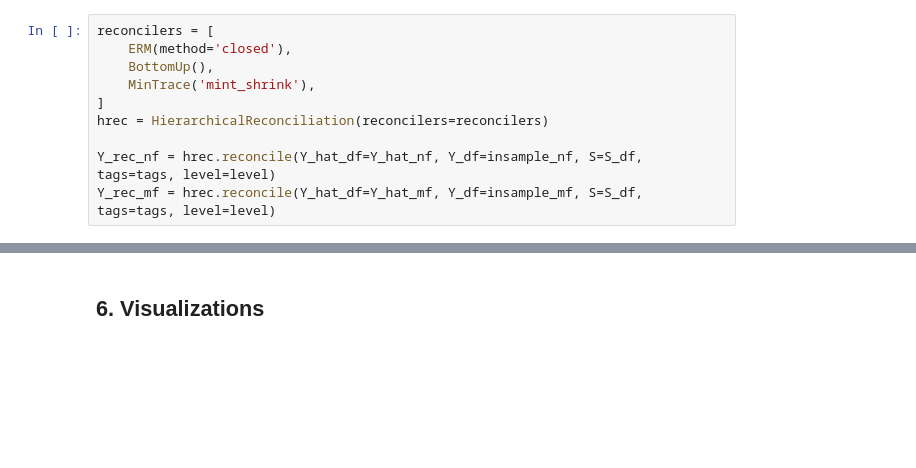
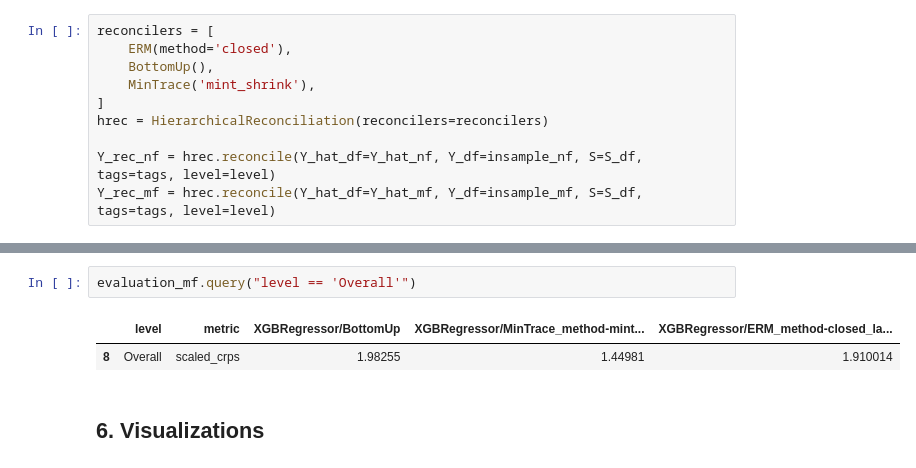
Before and after one commit to Nixtla/hierarchicalforecast, a Jupyter notebook: nbs/examples/MLFrameworksExample.ipynb, the cells around one changed output, grey strips where cells are left out. Drawn from its saved outputs; the diff is of its cells as text; blank space fills up the shorter version.

```diff
--- a/nbs/examples/MLFrameworksExample.ipynb
+++ b/nbs/examples/MLFrameworksExample.ipynb
@@ -207,3 +223,8 @@ XGBRegressor/ERM_method-closed_lambda_reg-0.01:    0.176
+# %%
+evaluation_mf.query("level == 'Overall'")
+# %% [output]
+|  | level | metric | XGBRegressor/BottomUp | XGBRegressor/MinTrace_method-mint... | XGBRegressor/ERM_method-closed_la... |
+| 8 | Overall | scaled_crps | 1.98255 | 1.44981 | 1.910014 |
 # %% [markdown]
 ## 6. Visualizations
 # %%
```
Also changed, not shown: parts of 10 cells of this notebook, 10 other files.
